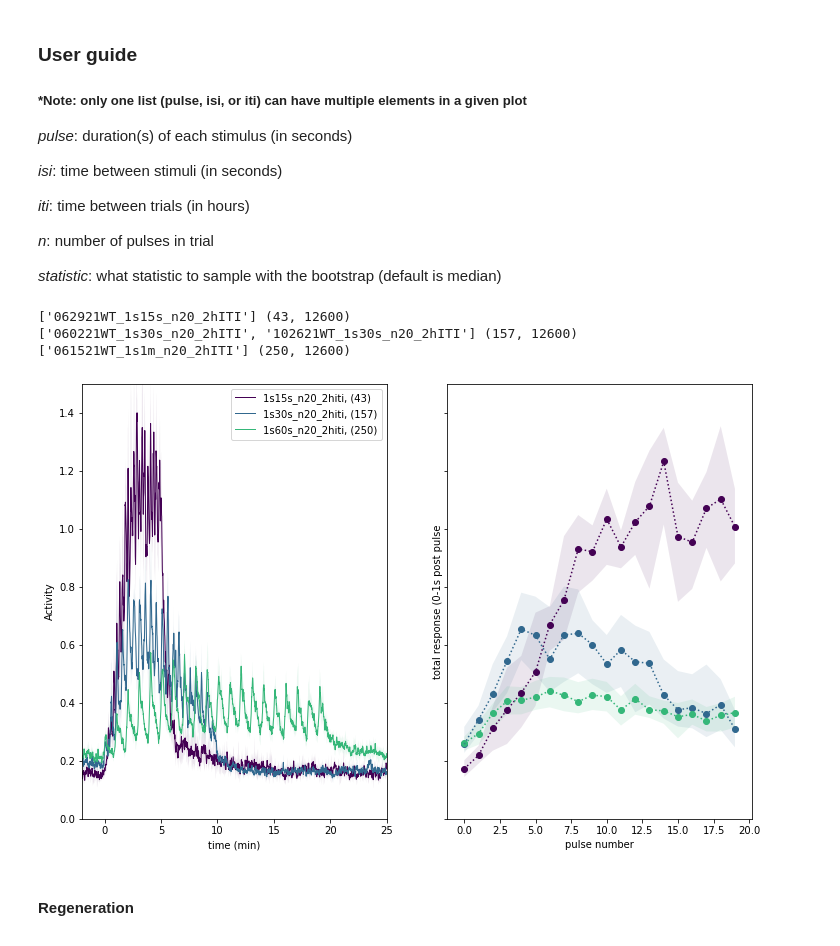
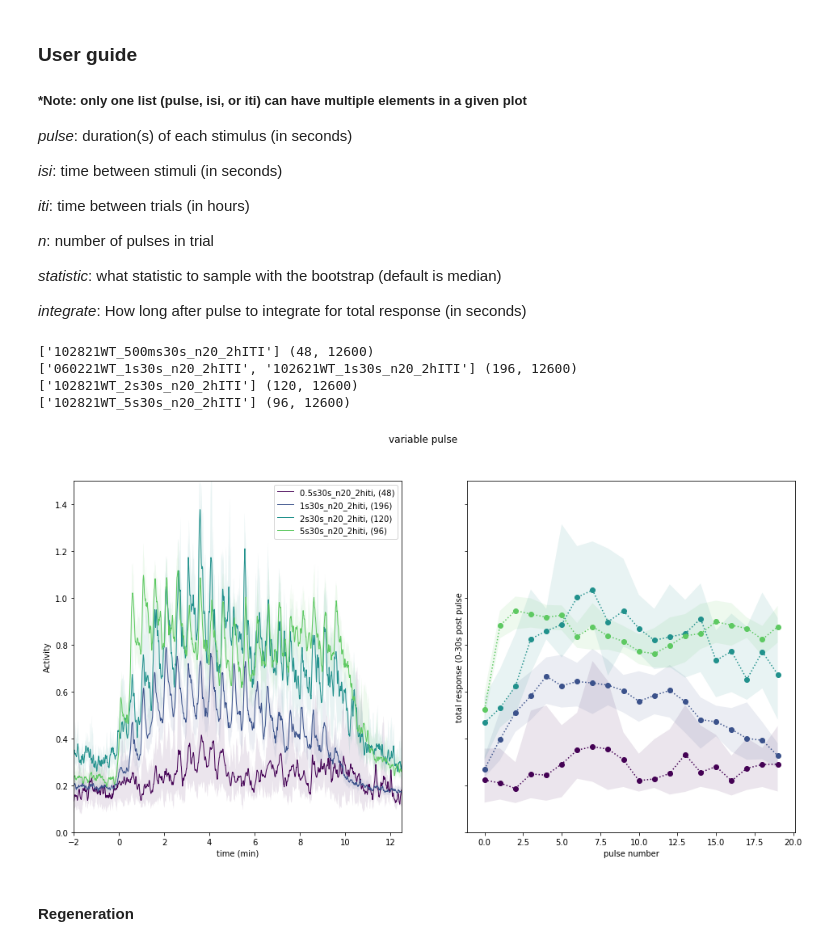
Before and after one commit to samuelbray32/behavior-lite, a Jupyter notebook: pulseTrain.ipynb, the cells around one changed output. Drawn from its saved outputs; the diff is of its cells as text; code cells hidden in the pictures.

Commit message:
tiny plotting bugs. Final update pre-vacation

```diff
--- a/pulseTrain.ipynb
+++ b/pulseTrain.ipynb
@@ -17,19 +17,28 @@ _iti_: time between trials (in hours)
 _n_: number of pulses in trial
 
 _statistic_: what statistic to sample with the bootstrap (default is median)
+
+_integrate_: How long after pulse to integrate for total response (in seconds)
 # %%
+#constant pulse, vary ISI
 pulse=1
 isi=[15,30,60]
+n=20
+
+#constant ISI, vary pulse
+pulse=[.5,1,2,5]
+isi=[30,]
 n=20
 
 # pulse=[1,2,5]
 # isi=[60,]
 # n=10
 # isi.reverse()
-fig,ax = pulseTrain_WT(pulse=pulse,isi=isi,n_boot=1e2,norm_time=0,trial_rng=(3,500),n=n,
-                      integrate=1,exclude=['regen',])
+fig,ax = pulseTrain_WT(pulse=pulse,isi=isi,n_boot=1e2,norm_time=0,trial_rng=(0,24),n=n,
+                      integrate=30,exclude=['regen',])
 # %% [output]
-['062921WT_1s15s_n20_2hITI'] (43, 12600)
-['060221WT_1s30s_n20_2hITI', '102621WT_1s30s_n20_2hITI'] (157, 12600)
-['061521WT_1s1m_n20_2hITI'] (250, 12600)
+['102821WT_500ms30s_n20_2hITI'] (48, 12600)
+['060221WT_1s30s_n20_2hITI', '102621WT_1s30s_n20_2hITI'] (196, 12600)
+['102821WT_2s30s_n20_2hITI'] (120, 12600)
+['102821WT_5s30s_n20_2hITI'] (96, 12600)
-[figure, old version]
+[figure, new version]
```
Also changed, not shown: parts of 2 cells of this notebook, 3 other files.
